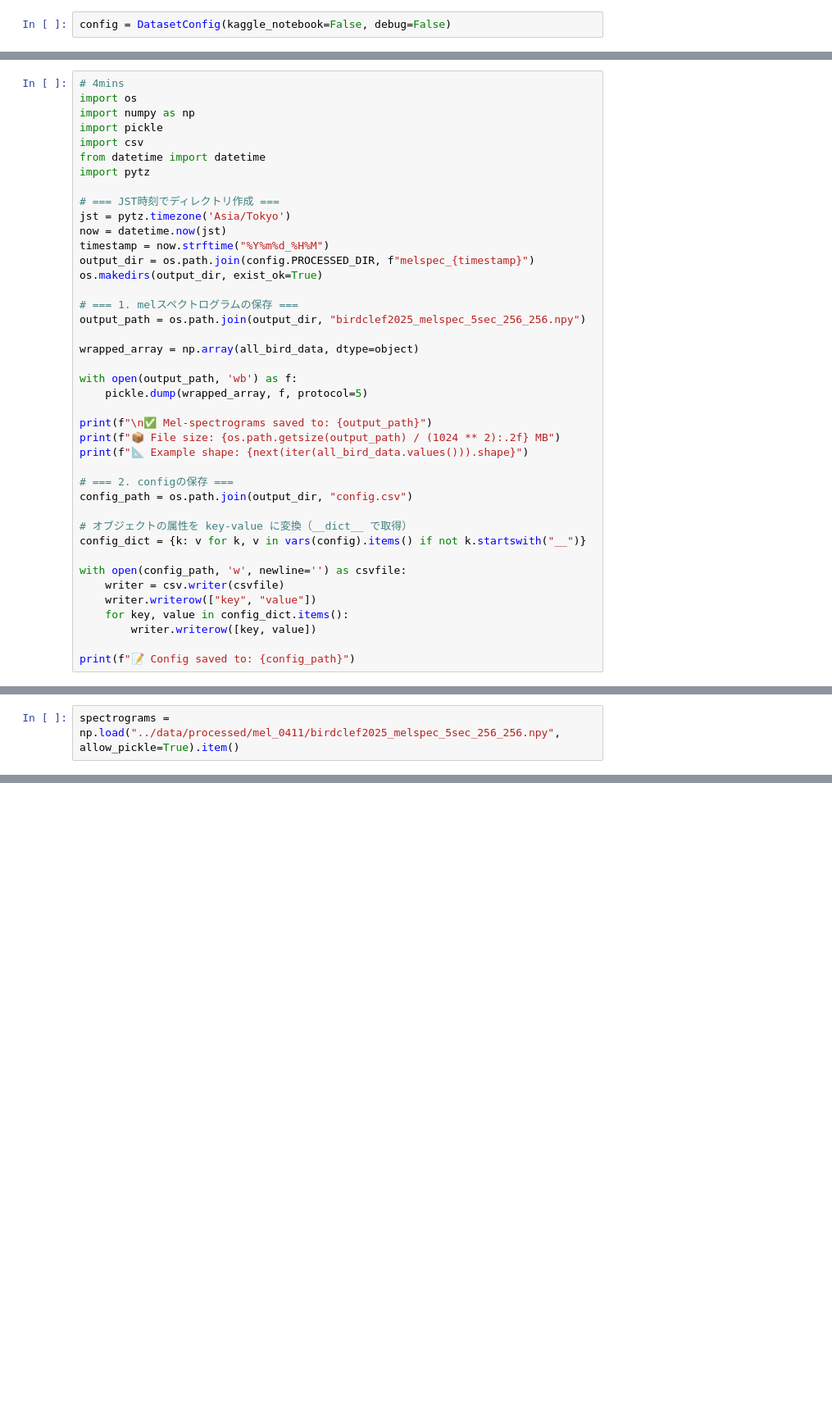
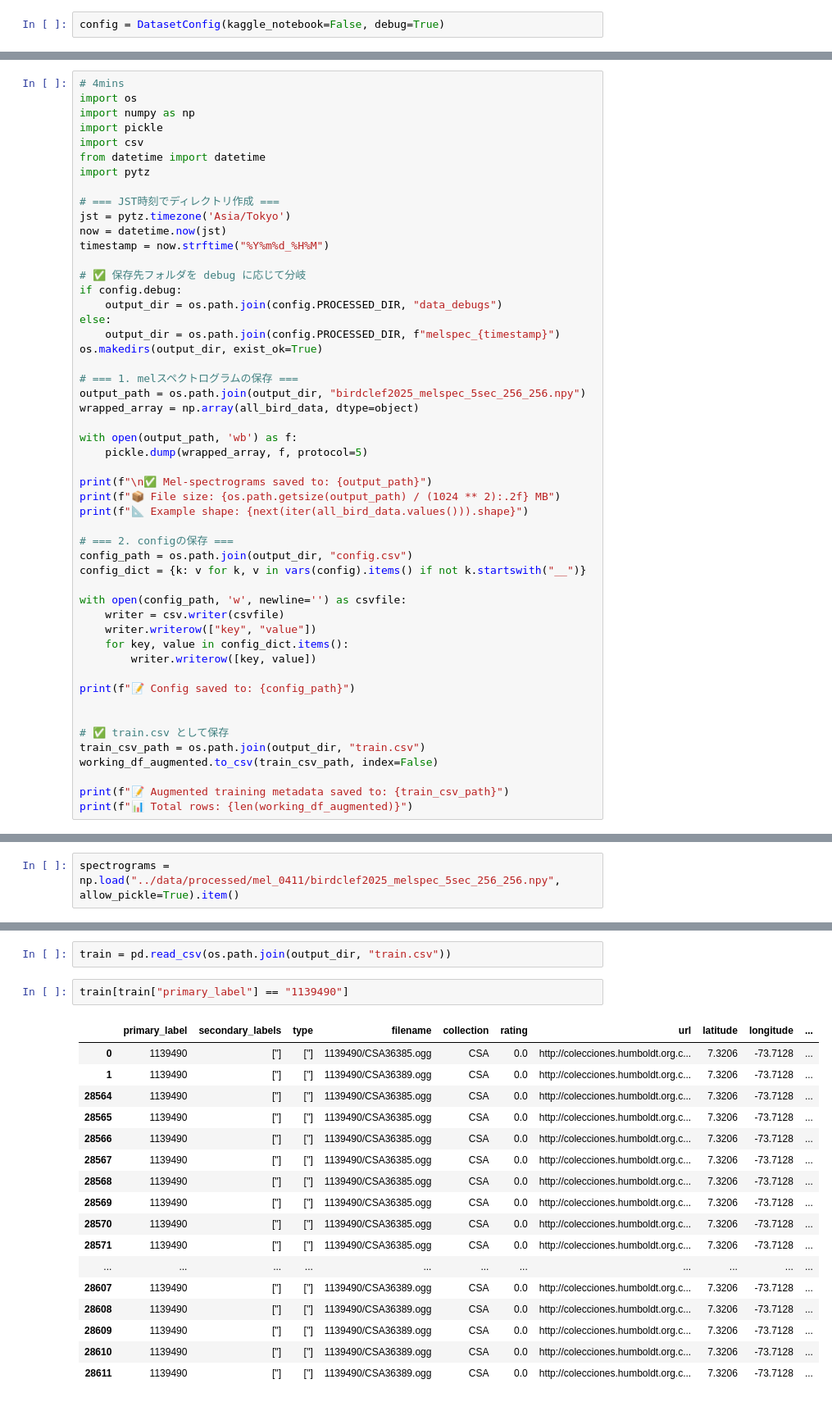
Before and after one commit to junya737/birdclef-2025, a Jupyter notebook: scripts/generate_melspec_rare_augment.ipynb, the cells around one changed output, grey strips where cells are left out. Shown at 82% size. Saved outputs shown, nothing was run; the diff lists cells and outputs as text; blank space fills up the shorter version.

Commit message:
Save train.csv as well

```diff
--- a/scripts/generate_melspec_rare_augment.ipynb
+++ b/scripts/generate_melspec_rare_augment.ipynb
@@ -66,7 +66,7 @@ class DatasetConfig:
         self.SKIP_RESIZE = False  # resizeしないならTrue
         self.seed = 42
 # %%
-config = DatasetConfig(kaggle_notebook=False, debug=False)
+config = DatasetConfig(kaggle_notebook=False, debug=True)
 # %%
 utils_lib.set_seed(config.seed)
 # %%
@@ -270,12 +306,16 @@ import pytz
 jst = pytz.timezone('Asia/Tokyo')
 now = datetime.now(jst)
 timestamp = now.strftime("%Y%m%d_%H%M")
-output_dir = os.path.join(config.PROCESSED_DIR, f"melspec_{timestamp}")
+
+# ✅ 保存先フォルダを debug に応じて分岐
+if config.debug:
+    output_dir = os.path.join(config.PROCESSED_DIR, "data_debugs")
+else:
+    output_dir = os.path.join(config.PROCESSED_DIR, f"melspec_{timestamp}")
 os.makedirs(output_dir, exist_ok=True)
 
 # === 1. melスペクトログラムの保存 ===
 output_path = os.path.join(output_dir, "birdclef2025_melspec_5sec_256_256.npy")
-
 wrapped_array = np.array(all_bird_data, dtype=object)
 
 with open(output_path, 'wb') as f:
@@ -287,8 +327,6 @@ print(f"📐 Example shape: {next(iter(all_bird_data.values())).shape}")
 
 # === 2. configの保存 ===
 config_path = os.path.join(output_dir, "config.csv")
-
-# オブジェクトの属性を key-value に変換（__dict__ で取得）
 config_dict = {k: v for k, v in vars(config).items() if not k.startswith("__")}
 
 with open(config_path, 'w', newline='') as csvfile:
@@ -298,4 +336,12 @@ with open(config_path, 'w', newline='') as csvfile:
         writer.writerow([key, value])
 
 print(f"📝 Config saved to: {config_path}")
+
+
+# ✅ train.csv として保存
+train_csv_path = os.path.join(output_dir, "train.csv")
+working_df_augmented.to_csv(train_csv_path, index=False)
+
+print(f"📝 Augmented training metadata saved to: {train_csv_path}")
+print(f"📊 Total rows: {len(working_df_augmented)}")
 # %% [output]
@@ -343,0 +356,22 @@ working_df[working_df["secondary_labels"] != "['']"]
+# %%
+train = pd.read_csv(os.path.join(output_dir, "train.csv"))
+# %%
+train[train["primary_label"] == "1139490"]
+# %% [output]
+|  | primary_label | secondary_labels | type | filename | collection | rating | url | latitude | longitude | ... |
+| 0 | 1139490 | [''] | [''] | 1139490/CSA36385.ogg | CSA | 0.0 | http://colecciones.humboldt.org.c... | 7.3206 | -73.7128 | ... |
+| 1 | 1139490 | [''] | [''] | 1139490/CSA36389.ogg | CSA | 0.0 | http://colecciones.humboldt.org.c... | 7.3206 | -73.7128 | ... |
+| 28564 | 1139490 | [''] | [''] | 1139490/CSA36385.ogg | CSA | 0.0 | http://colecciones.humboldt.org.c... | 7.3206 | -73.7128 | ... |
+| 28565 | 1139490 | [''] | [''] | 1139490/CSA36385.ogg | CSA | 0.0 | http://colecciones.humboldt.org.c... | 7.3206 | -73.7128 | ... |
+| 28566 | 1139490 | [''] | [''] | 1139490/CSA36385.ogg | CSA | 0.0 | http://colecciones.humboldt.org.c... | 7.3206 | -73.7128 | ... |
+| 28567 | 1139490 | [''] | [''] | 1139490/CSA36385.ogg | CSA | 0.0 | http://colecciones.humboldt.org.c... | 7.3206 | -73.7128 | ... |
+| 28568 | 1139490 | [''] | [''] | 1139490/CSA36385.ogg | CSA | 0.0 | http://colecciones.humboldt.org.c... | 7.3206 | -73.7128 | ... |
+| 28569 | 1139490 | [''] | [''] | 1139490/CSA36385.ogg | CSA | 0.0 | http://colecciones.humboldt.org.c... | 7.3206 | -73.7128 | ... |
+| 28570 | 1139490 | [''] | [''] | 1139490/CSA36385.ogg | CSA | 0.0 | http://colecciones.humboldt.org.c... | 7.3206 | -73.7128 | ... |
+| 28571 | 1139490 | [''] | [''] | 1139490/CSA36385.ogg | CSA | 0.0 | http://colecciones.humboldt.org.c... | 7.3206 | -73.7128 | ... |
+| ... | ... | ... | ... | ... | ... | ... | ... | ... | ... | ... |
+| 28607 | 1139490 | [''] | [''] | 1139490/CSA36389.ogg | CSA | 0.0 | http://colecciones.humboldt.org.c... | 7.3206 | -73.7128 | ... |
+| 28608 | 1139490 | [''] | [''] | 1139490/CSA36389.ogg | CSA | 0.0 | http://colecciones.humboldt.org.c... | 7.3206 | -73.7128 | ... |
+| 28609 | 1139490 | [''] | [''] | 1139490/CSA36389.ogg | CSA | 0.0 | http://colecciones.humboldt.org.c... | 7.3206 | -73.7128 | ... |
+| 28610 | 1139490 | [''] | [''] | 1139490/CSA36389.ogg | CSA | 0.0 | http://colecciones.humboldt.org.c... | 7.3206 | -73.7128 | ... |
+| 28611 | 1139490 | [''] | [''] | 1139490/CSA36389.ogg | CSA | 0.0 | http://colecciones.humboldt.org.c... | 7.3206 | -73.7128 | ... |
```
Also changed, not shown: parts of 8 cells of this notebook.
